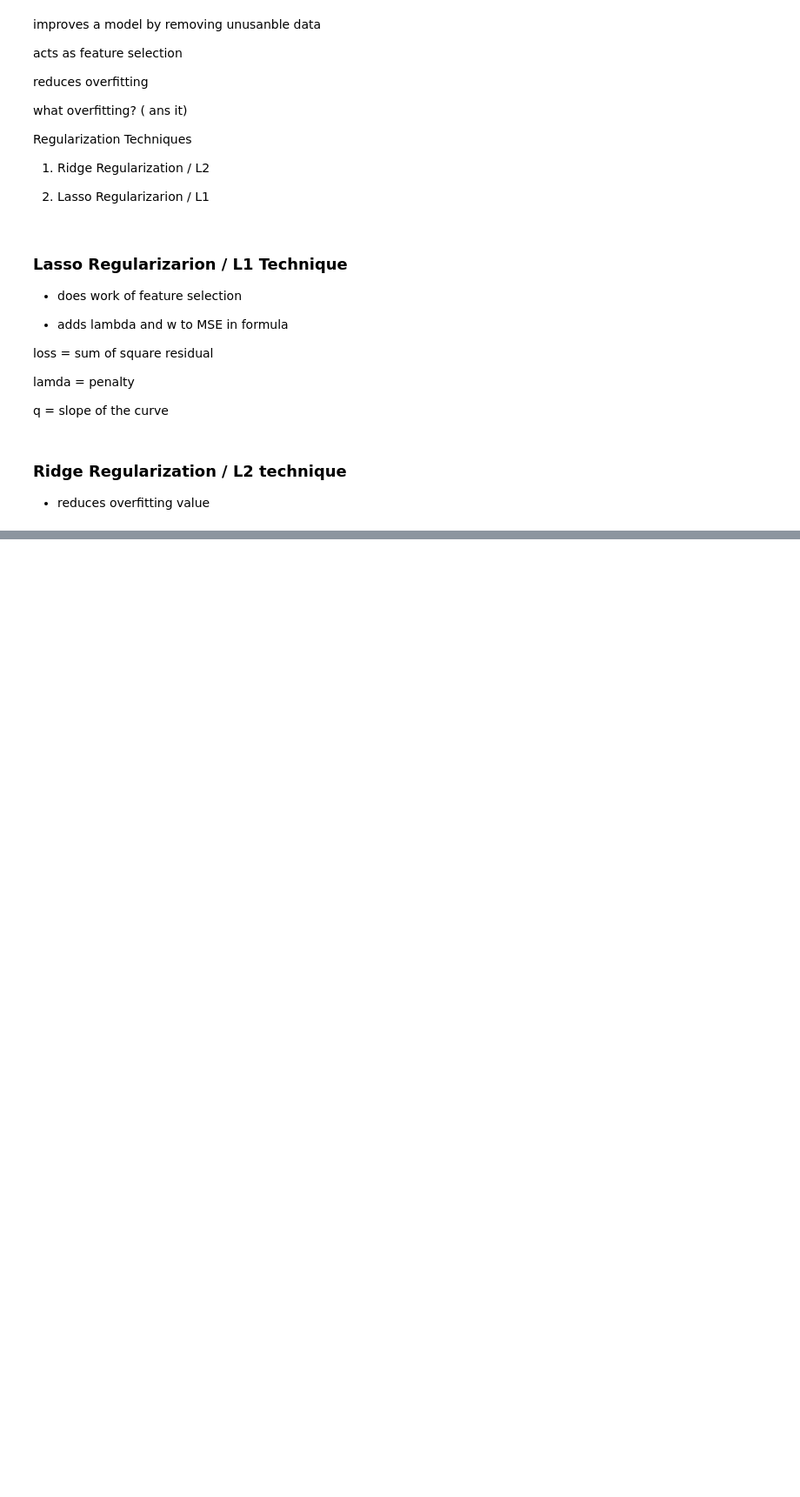
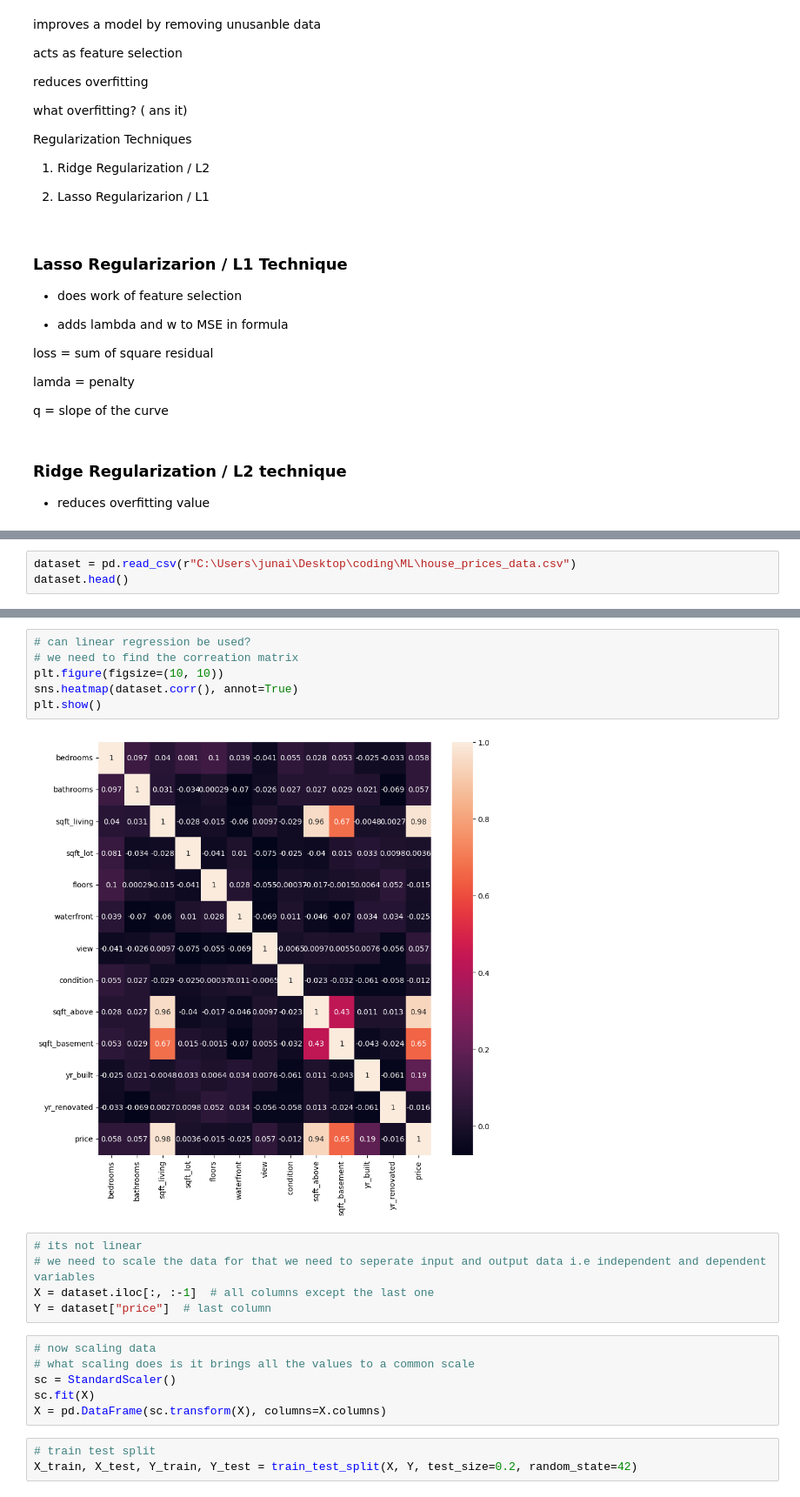
Before and after one commit to Ken-Kanike/ML, a Jupyter notebook: WsCubeTech/m5.ipynb, the cells around one changed output, grey strips where cells are left out. Shown at 87% size. Cells and saved outputs as stored; diff of their text form; blank space fills up the shorter version.

```diff
--- a/WsCubeTech/m5.ipynb
+++ b/WsCubeTech/m5.ipynb
@@ -96,0 +105,3 @@ q = slope of the curve
+# %%
+dataset = pd.read_csv(r"C:\Users\junai\Desktop\coding\ML\house_prices_data.csv")
+dataset.head()
@@ -96,0 +115,22 @@ q = slope of the curve
+# %%
+# can linear regression be used?
+# we need to find the correation matrix
+plt.figure(figsize=(10, 10))
+sns.heatmap(dataset.corr(), annot=True)
+plt.show()
+# %% [output]
+[figure, added]
+# %%
+# its not linear
+# we need to scale the data for that we need to seperate input and output data i.e independent and dependent variables
+X = dataset.iloc[:, :-1]  # all columns except the last one
+Y = dataset["price"]  # last column
+# %%
+# now scaling data
+# what scaling does is it brings all the values to a common scale
+sc = StandardScaler()
+sc.fit(X)
+X = pd.DataFrame(sc.transform(X), columns=X.columns)
+# %%
+# train test split
+X_train, X_test, Y_train, Y_test = train_test_split(X, Y, test_size=0.2, random_state=42)
```
Also changed, not shown: parts of 17 cells of this notebook, 4 other files.
